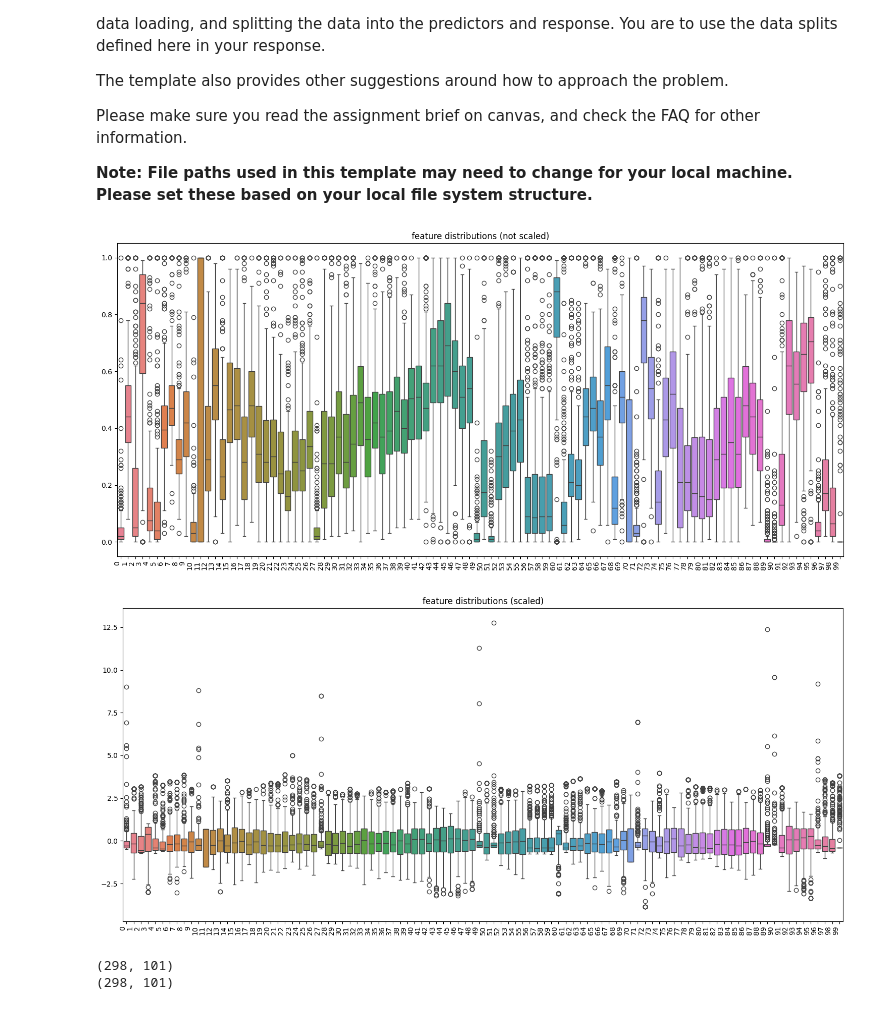
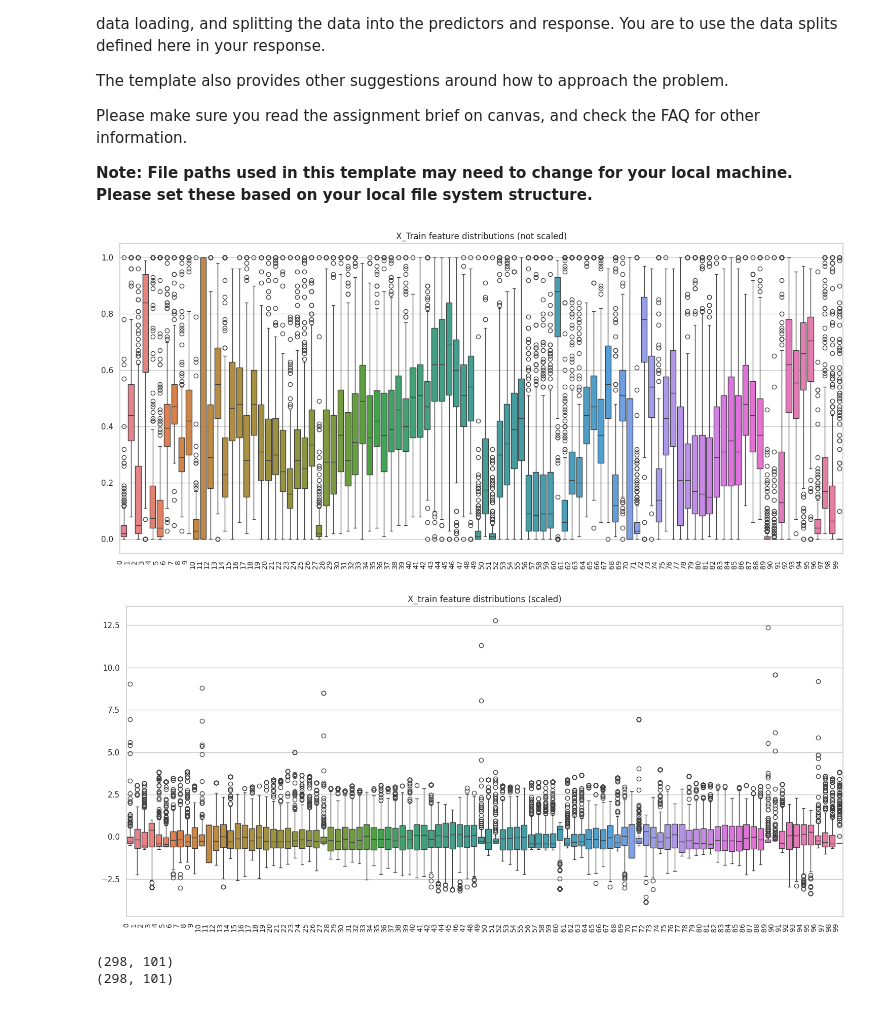
Before and after one commit to SegusFaultise/CAB420-Assessment-1A, a Jupyter notebook: CAB420_A1A_Q1.ipynb, the cells around one changed output. Drawn from its saved outputs; the diff is of its cells as text; code cells hidden in the pictures.

```diff
--- a/CAB420_A1A_Q1.ipynb
+++ b/CAB420_A1A_Q1.ipynb
@@ -154,20 +158,20 @@ X_test_scaled = scaler.transform(X_test)
 # %%
 plt.figure(figsize=(15, 7))
 sb.boxplot(data=X_train)
-plt.title("feature distributions (not scaled)")
+plt.title("X_Train feature distributions (not scaled)")
 plt.xticks(rotation=90, ha="right", fontsize=10)
 plt.tight_layout()
 plt.show()
 
 plt.figure(figsize=(15, 7))
 sb.boxplot(data=X_train_scaled)
-plt.title("feature distributions (scaled)")
+plt.title("X_train feature distributions (scaled)")
 plt.xticks(rotation=90, ha="right", fontsize=10)
 plt.tight_layout()
 plt.show()
 # %% [output]
-[figure, old version]
+[figure, new version]
-[figure, old version]
+[figure, new version]
 # %%
 # train your Linear Regression model here. Data has already been split into predictors (X_train, X_val and X_test) and the
 # desired response (y_train, y_val and y_test above).
```
Also changed, not shown: parts of 6 cells of this notebook.
